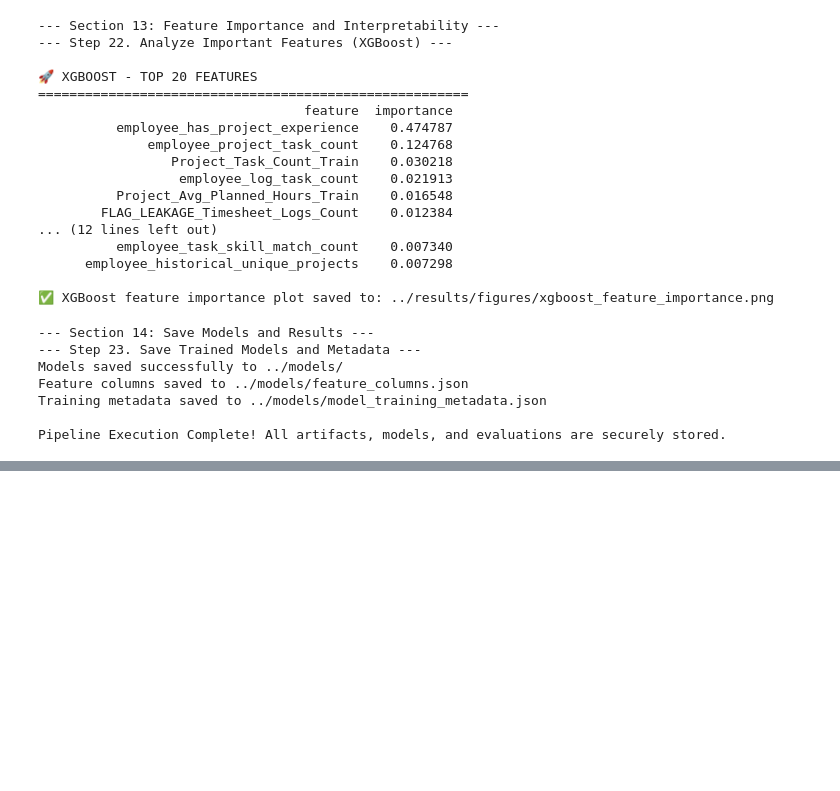
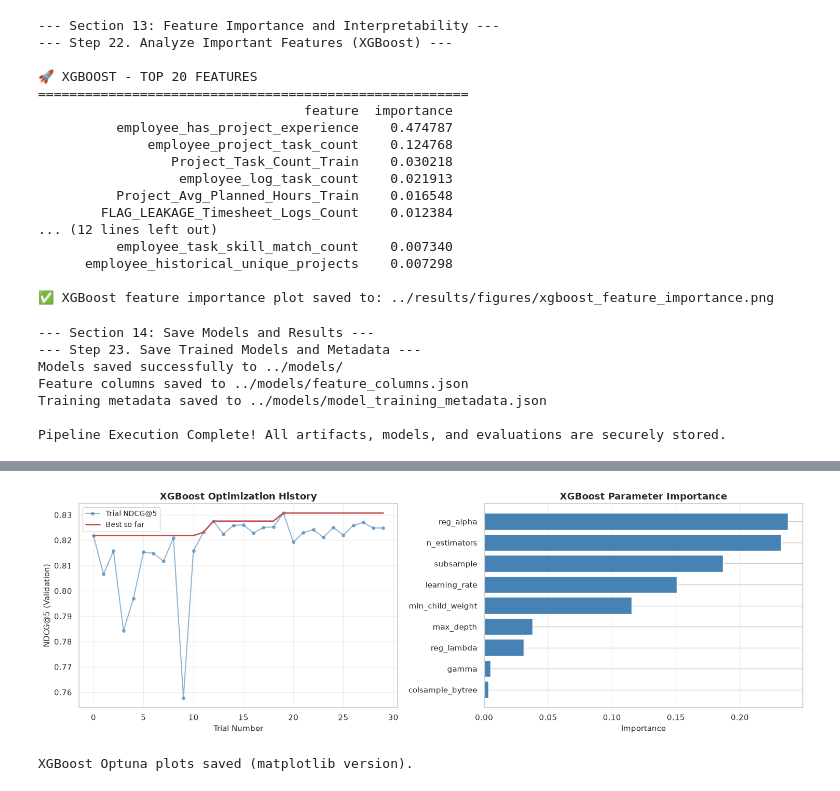
Before and after one commit to chandimacbbandara/intelligent-employee-task-allocation, a Jupyter notebook: notebooks/07_Model_Training_and_Evaluation.ipynb, the cells around one changed output, grey strips where cells are left out. Saved outputs shown, nothing was run; the diff lists cells and outputs as text; code cells hidden in the pictures; blank space fills up the shorter version.

Commit message:
Done Hyperparameter tune with Optuna + Randome F | Demo Nbook

```diff
--- a/notebooks/07_Model_Training_and_Evaluation.ipynb
+++ b/notebooks/07_Model_Training_and_Evaluation.ipynb
@@ -1588,0 +1553,18 @@ TOP EMPLOYEE RECOMMENDATIONS (XGBOOST)
+# %%
+N_TRIALS = 30
+print(f"Starting XGBoost hyperparameter optimization with {N_TRIALS} trials...")
+print(f"Optimizing on validation set (test set UNTOUCHED)\n")
+
+xgb_study = optuna.create_study(
+    direction="maximize",
+    sampler=TPESampler(seed=42),
+    study_name="xgb_ranker_optimization",
+)
+
+xgb_study.optimize(objective_xgb, n_trials=N_TRIALS, show_progress_bar=False)
+
+print(f"\nXGBoost optimization complete!")
+print(f"Best NDCG@5 (validation): {xgb_study.best_value:.4f}")
+print(f"Best parameters:")
+for k, v in xgb_study.best_params.items():
+    print(f"  {k}: {v}")
@@ -1588,0 +1604,43 @@ TOP EMPLOYEE RECOMMENDATIONS (XGBOOST)
+# %%
+import matplotlib.pyplot as plt
+
+# Extract trial data
+trials = xgb_study.trials
+trial_numbers = [t.number for t in trials if t.value is not None]
+trial_values = [t.value for t in trials if t.value is not None]
+best_values = [max(trial_values[:i+1]) for i in range(len(trial_values))]
+
+# Plot 1: Optimization history
+fig, axes = plt.subplots(1, 2, figsize=(15, 5))
+
+axes[0].plot(trial_numbers, trial_values, 'o-', color='steelblue', alpha=0.6, label='Trial NDCG@5', markersize=4)
+axes[0].plot(trial_numbers, best_values, 'r-', linewidth=2, label='Best so far')
+axes[0].set_xlabel('Trial Number', fontsize=11)
+axes[0].set_ylabel('NDCG@5 (Validation)', fontsize=11)
+axes[0].set_title('XGBoost Optimization History', fontsize=13, fontweight='bold')
+axes[0].legend(fontsize=10)
+axes[0].grid(alpha=0.3)
+
+# Plot 2: Parameter importance (using Optuna's built-in calc)
+try:
+    importance = optuna.importance.get_param_importances(xgb_study)
+    params = list(importance.keys())
+    values = list(importance.values())
+
+    axes[1].barh(params[::-1], values[::-1], color='steelblue', edgecolor='white')
+    axes[1].set_xlabel('Importance', fontsize=11)
+    axes[1].set_title('XGBoost Parameter Importance', fontsize=13, fontweight='bold')
+    axes[1].grid(axis='x', alpha=0.3)
+except Exception as e:
+    axes[1].text(0.5, 0.5, f'Param importance unavailable:\n{e}',
+                 ha='center', va='center', transform=axes[1].transAxes)
+    axes[1].set_title('Parameter Importance (unavailable)', fontsize=13)
+
+plt.tight_layout()
+plt.savefig(f"{DIRS['figures']}/xgb_optuna_history.png", dpi=300, bbox_inches='tight')
+plt.show()
+
+print("XGBoost Optuna plots saved (matplotlib version).")
+# %% [output]
+[figure, added]
+XGBoost Optuna plots saved (matplotlib version).
```
Also changed, not shown: parts of 13 cells of this notebook, 13 other files.
